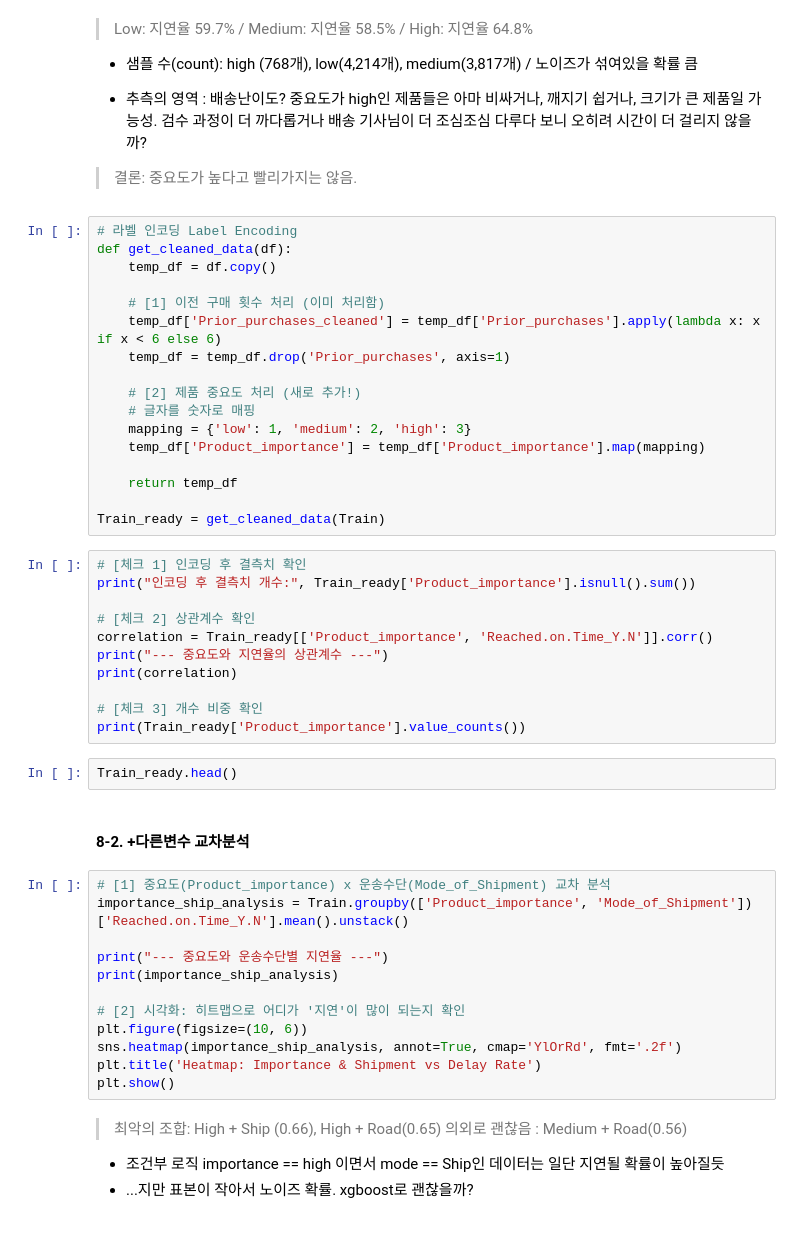
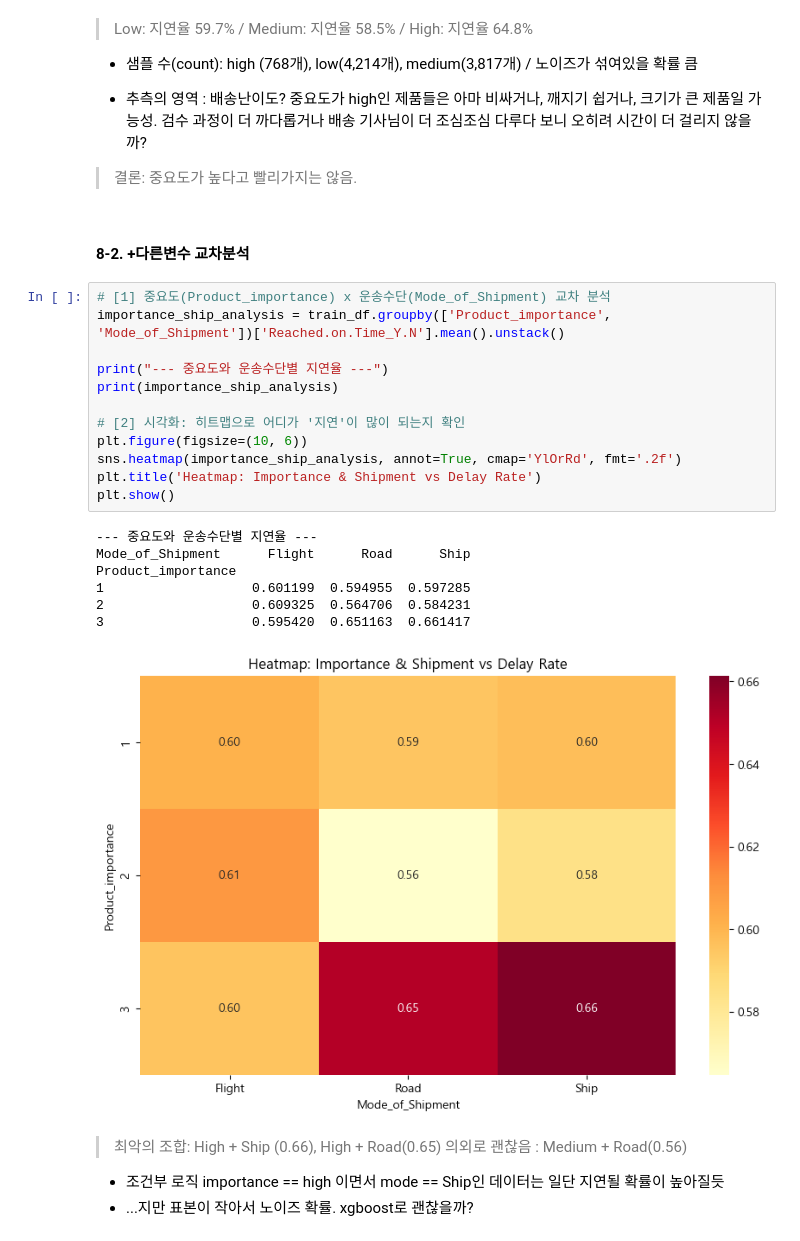
Before and after one commit to lamph0880/E-commerce, a Jupyter notebook: KHM/MiniProject_EDA.ipynb, the cells around one changed output. Saved outputs shown, nothing was run; the diff lists cells and outputs as text.

```diff
--- a/KHM/MiniProject_EDA.ipynb
+++ b/KHM/MiniProject_EDA.ipynb
@@ -806,50 +799,28 @@ plt.show()
 * 추측의 영역 : 배송난이도? 중요도가 high인 제품들은 아마 비싸거나, 깨지기 쉽거나, 크기가 큰 제품일 가능성. 검수 과정이 더 까다롭거나 배송 기사님이 더 조심조심 다루다 보니 오히려 시간이 더 걸리지 않을까?
 
 > 결론: 중요도가 높다고 빨리가지는 않음.
-# %%
-# 라벨 인코딩 Label Encoding
-def get_cleaned_data(df):
-    temp_df = df.copy()
-
-    # [1] 이전 구매 횟수 처리 (이미 처리함)
-    temp_df['Prior_purchases_cleaned'] = temp_df['Prior_purchases'].apply(lambda x: x if x < 6 else 6)
-    temp_df = temp_df.drop('Prior_purchases', axis=1)
-
-    # [2] 제품 중요도 처리 (새로 추가!)
-    # 글자를 숫자로 매핑
-    mapping = {'low': 1, 'medium': 2, 'high': 3}
-    temp_df['Product_importance'] = temp_df['Product_importance'].map(mapping)
-
-    return temp_df
-
-Train_ready = get_cleaned_data(Train)
-# %%
-# [체크 1] 인코딩 후 결측치 확인
-print("인코딩 후 결측치 개수:", Train_ready['Product_importance'].isnull().sum())
-
-# [체크 2] 상관계수 확인
-correlation = Train_ready[['Product_importance', 'Reached.on.Time_Y.N']].corr()
-print("--- 중요도와 지연율의 상관계수 ---")
-print(correlation)
-
-# [체크 3] 개수 비중 확인
-print(Train_ready['Product_importance'].value_counts())
-# %%
-Train_ready.head()
 # %% [markdown]
 #### 8-2. +다른변수 교차분석
 # %%
 # [1] 중요도(Product_importance) x 운송수단(Mode_of_Shipment) 교차 분석
-importance_ship_analysis = Train.groupby(['Product_importance', 'Mode_of_Shipment'])['Reached.on.Time_Y.N'].mean().unstack()
+importance_ship_analysis = train_df.groupby(['Product_importance', 'Mode_of_Shipment'])['Reached.on.Time_Y.N'].mean().unstack()
 
 print("--- 중요도와 운송수단별 지연율 ---")
 print(importance_ship_analysis)
 
 # [2] 시각화: 히트맵으로 어디가 '지연'이 많이 되는지 확인
 plt.figure(figsize=(10, 6))
 sns.heatmap(importance_ship_analysis, annot=True, cmap='YlOrRd', fmt='.2f')
 plt.title('Heatmap: Importance & Shipment vs Delay Rate')
 plt.show()
+# %% [output]
+--- 중요도와 운송수단별 지연율 ---
+Mode_of_Shipment      Flight      Road      Ship
+Product_importance
+1                   0.601199  0.594955  0.597285
+2                   0.609325  0.564706  0.584231
+3                   0.595420  0.651163  0.661417
+[figure, added]
 # %% [markdown]
 > 최악의 조합: High + Ship (0.66), High + Road(0.65)
 > 의외로 괜찮음 : Medium + Road(0.56)
```
Also changed, not shown: parts of 48 cells of this notebook, 1 other file.
